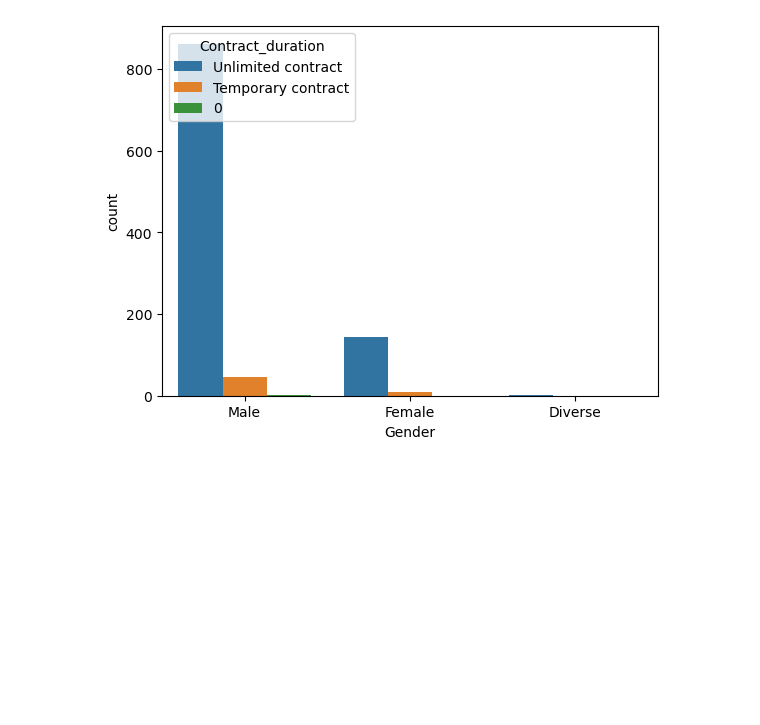
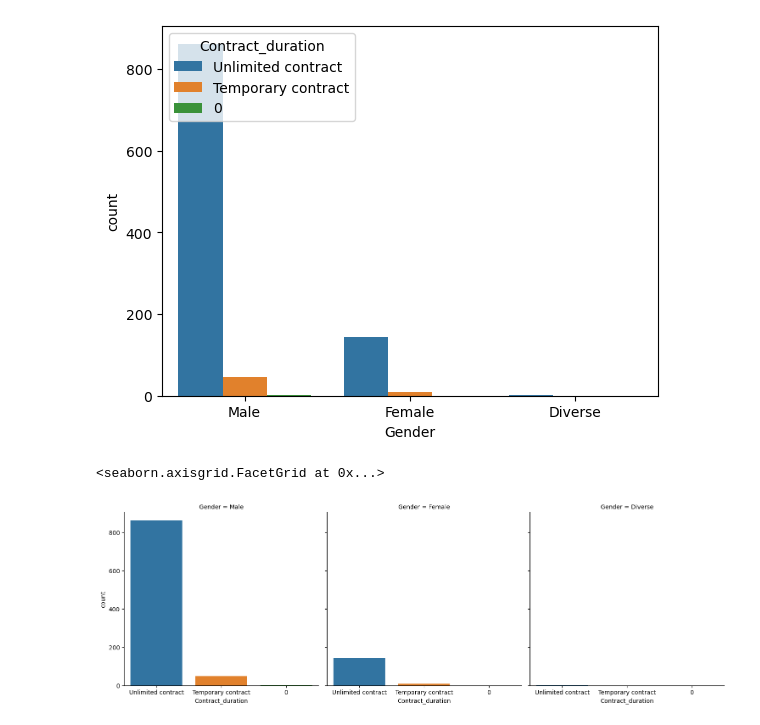
Before and after one commit to CKawara/Exploratory-Data-Analysis, a Jupyter notebook: EDA.ipynb, the cells around one changed output. Drawn from its saved outputs; the diff is of its cells as text; code cells hidden in the pictures; blank space fills up the shorter version.

Commit message:
visualization using various plots

```diff
--- a/EDA.ipynb
+++ b/EDA.ipynb
@@ -133,7 +133,7 @@ Company_type          25
 dtype: int64
 # %%
 # Drop missing and duplicate values
-data=data.dropna(subset=['Age','Gender','Position','Experience','Seniority','Main_language', 'Сontract_duration'])
+data=data.dropna(subset=['Age','Gender','Position','Experience','Seniority','Main_language', 'Сontract_duration', 'Yearly_bonus'])
 data=data.drop_duplicates()
 # %%
 data.isna().sum()
@@ -178,3 +178,8 @@ sns.countplot(x='Gender', hue='Сontract_duration', data=data)
 # %% [output]
 <AxesSubplot:xlabel='Gender', ylabel='count'>
 [figure]
+# %%
+sns.catplot(x='Сontract_duration', col='Gender', kind='count', data=data)
+# %% [output]
+<seaborn.axisgrid.FacetGrid at 0x...>
+[figure, added]
```
Also changed, not shown: parts of 2 cells of this notebook.
